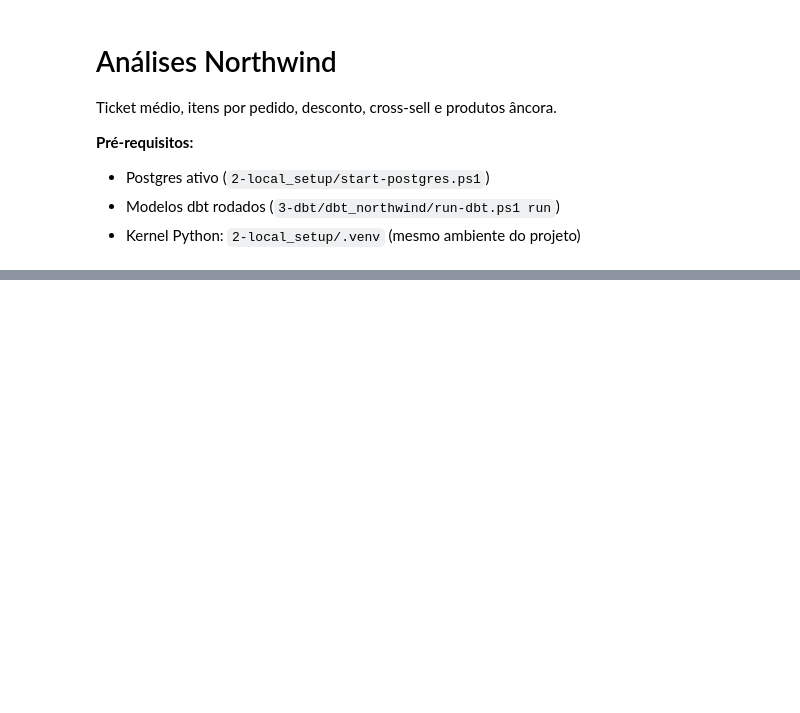
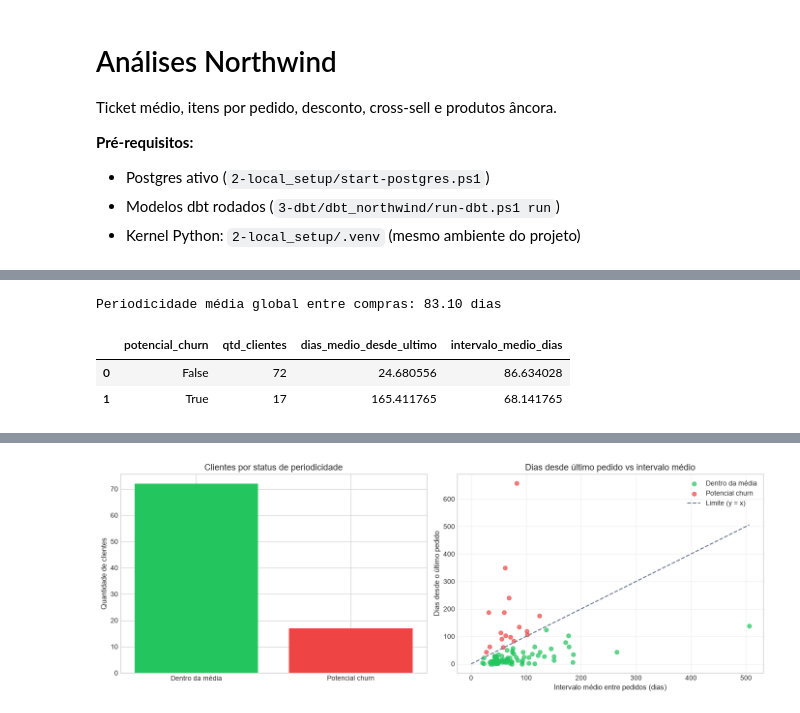
Before and after one commit to thalesluizbraga/dbt_northwind, a Jupyter notebook: 5-bi_report/northwind_analyses.ipynb, the cells around one changed output, grey strips where cells are left out. Cells and saved outputs as stored; diff of their text form; code cells hidden in the pictures; blank space fills up the shorter version.

```diff
--- a/5-bi_report/northwind_analyses.ipynb
+++ b/5-bi_report/northwind_analyses.ipynb
@@ -140,0 +285,53 @@ plt.show()
+# %%
+df_declinio = run_sql("09_clientes_em_declinio.sql")
+df_declinio.to_csv(OUTPUT_DIR / "09_clientes_em_declinio.csv", index=False, encoding="utf-8-sig")
+
+resumo_declinio = df_declinio.groupby("potencial_churn", as_index=False).agg(
+    qtd_clientes=("id_cliente", "count"),
+    dias_medio_desde_ultimo=("dias_desde_ultimo_pedido", "mean"),
+    intervalo_medio_dias=("intervalo_medio_dias", "mean"),
+)
+
+periodicidade_global = df_declinio["periodicidade_media_global"].iloc[0]
+print(f"Periodicidade média global entre compras: {periodicidade_global:.2f} dias")
+display(resumo_declinio)
+display(df_declinio[df_declinio["potencial_churn"]].head(15))
+
+fig, axes = plt.subplots(1, 2, figsize=(14, 5))
+
+cores = {False: "#22c55e", True: "#ef4444"}
+labels = {False: "Dentro da média", True: "Potencial churn"}
+contagem = df_declinio["potencial_churn"].value_counts().sort_index()
+axes[0].bar(
+    [labels[idx] for idx in contagem.index],
+    contagem.values,
+    color=[cores[idx] for idx in contagem.index],
+)
+axes[0].set_title("Clientes por status de periodicidade")
+axes[0].set_ylabel("Quantidade de clientes")
+
+for potencial_churn, grupo in df_declinio.groupby("potencial_churn"):
+    axes[1].scatter(
+        grupo["intervalo_medio_dias"],
+        grupo["dias_desde_ultimo_pedido"],
+        alpha=0.7,
+        label=labels[potencial_churn],
+        color=cores[potencial_churn],
+    )
+
+max_intervalo = df_declinio["intervalo_medio_dias"].max()
+axes[1].plot([0, max_intervalo], [0, max_intervalo], "--", color="#64748b", label="Limite (y = x)")
+axes[1].set_title("Dias desde último pedido vs intervalo médio")
+axes[1].set_xlabel("Intervalo médio entre pedidos (dias)")
+axes[1].set_ylabel("Dias desde o último pedido")
+axes[1].legend()
+axes[1].grid(alpha=0.3)
+
+fig.tight_layout()
+fig.savefig(OUTPUT_DIR / "09_clientes_em_declinio.png", dpi=150)
+plt.show()
+# %% [output]
+Periodicidade média global entre compras: 83.10 dias
+|  | potencial_churn | qtd_clientes | dias_medio_desde_ultimo | intervalo_medio_dias |
+| 0 | False | 72 | 24.680556 | 86.634028 |
+| 1 | True | 17 | 165.411765 | 68.141765 |
@@ -140,0 +354 @@ plt.show()
+[figure, added]
```
Also changed, not shown: parts of 30 cells of this notebook, 24 other files.
